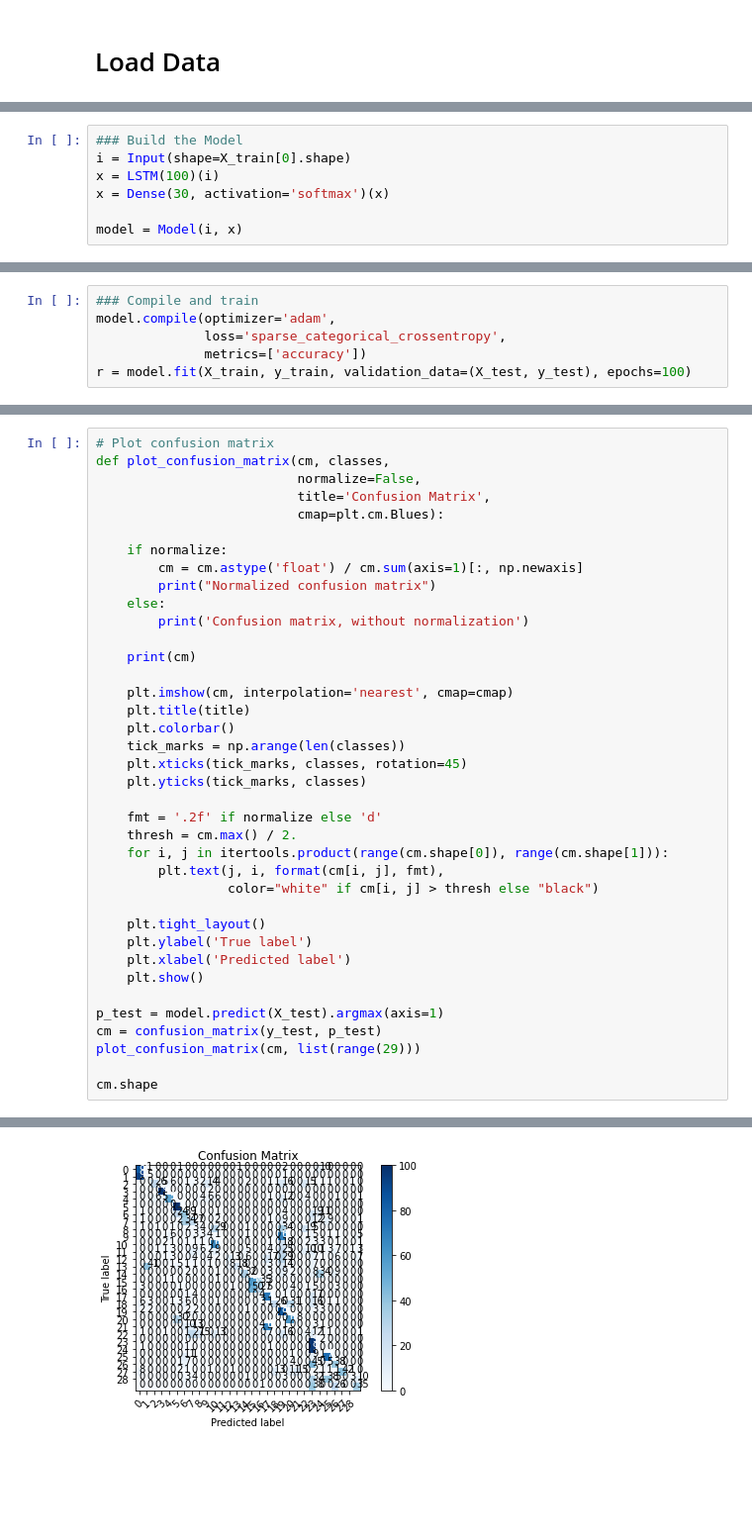
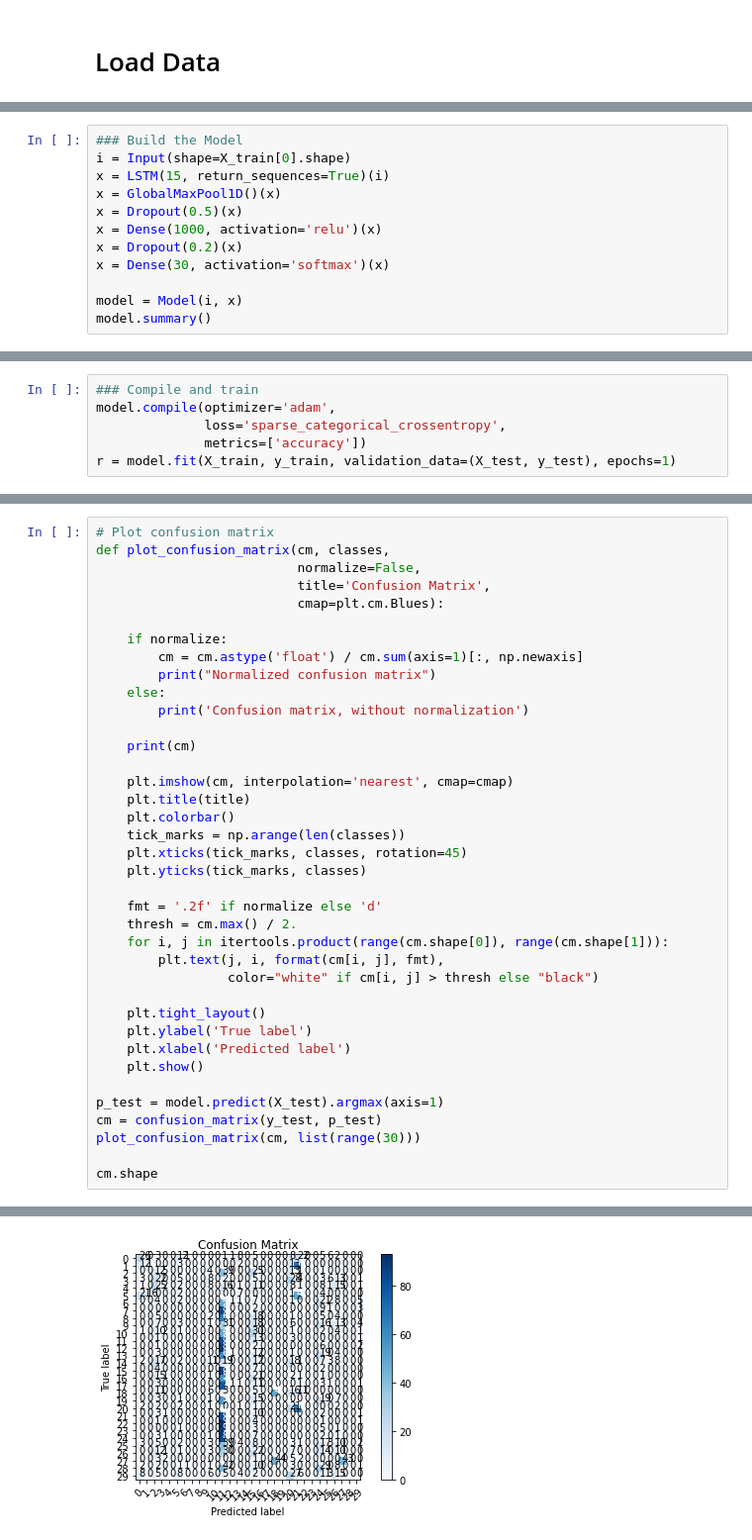
Before and after one commit to FLC-ML/practicespace, a Jupyter notebook: Time_Series_classification.ipynb, the cells around one changed output, grey strips where cells are left out. Shown at 99% size. Drawn from its saved outputs; the diff is of its cells as text; blank space fills up the shorter version.

```diff
--- a/Time_Series_classification.ipynb
+++ b/Time_Series_classification.ipynb
@@ -80,7 +92,12 @@ new x shape: (60000, 1000, 1)
 # %%
 ### Build the Model
 i = Input(shape=X_train[0].shape)
-x = LSTM(100)(i)
+x = LSTM(15, return_sequences=True)(i)
+x = GlobalMaxPool1D()(x)
+x = Dropout(0.5)(x)
+x = Dense(1000, activation='relu')(x)
+x = Dropout(0.2)(x)
 x = Dense(30, activation='softmax')(x)
 
 model = Model(i, x)
+model.summary()
@@ -89,5 +124,5 @@ model = Model(i, x)
 model.compile(optimizer='adam',
               loss='sparse_categorical_crossentropy',
               metrics=['accuracy'])
-r = model.fit(X_train, y_train, validation_data=(X_test, y_test), epochs=100)
+r = model.fit(X_train, y_train, validation_data=(X_test, y_test), epochs=1)
 # %% [output]
@@ -159,7 +178,7 @@ def plot_confusion_matrix(cm, classes,
 
 p_test = model.predict(X_test).argmax(axis=1)
 cm = confusion_matrix(y_test, p_test)
-plot_confusion_matrix(cm, list(range(29)))
+plot_confusion_matrix(cm, list(range(30)))
 
 cm.shape
 # %% [output]
@@ -183,2 +202,2 @@ Confusion matrix, without normalization
-[figure, old version]
+[figure, new version]
 (30, 30)
```
Also changed, not shown: parts of 13 cells of this notebook.
